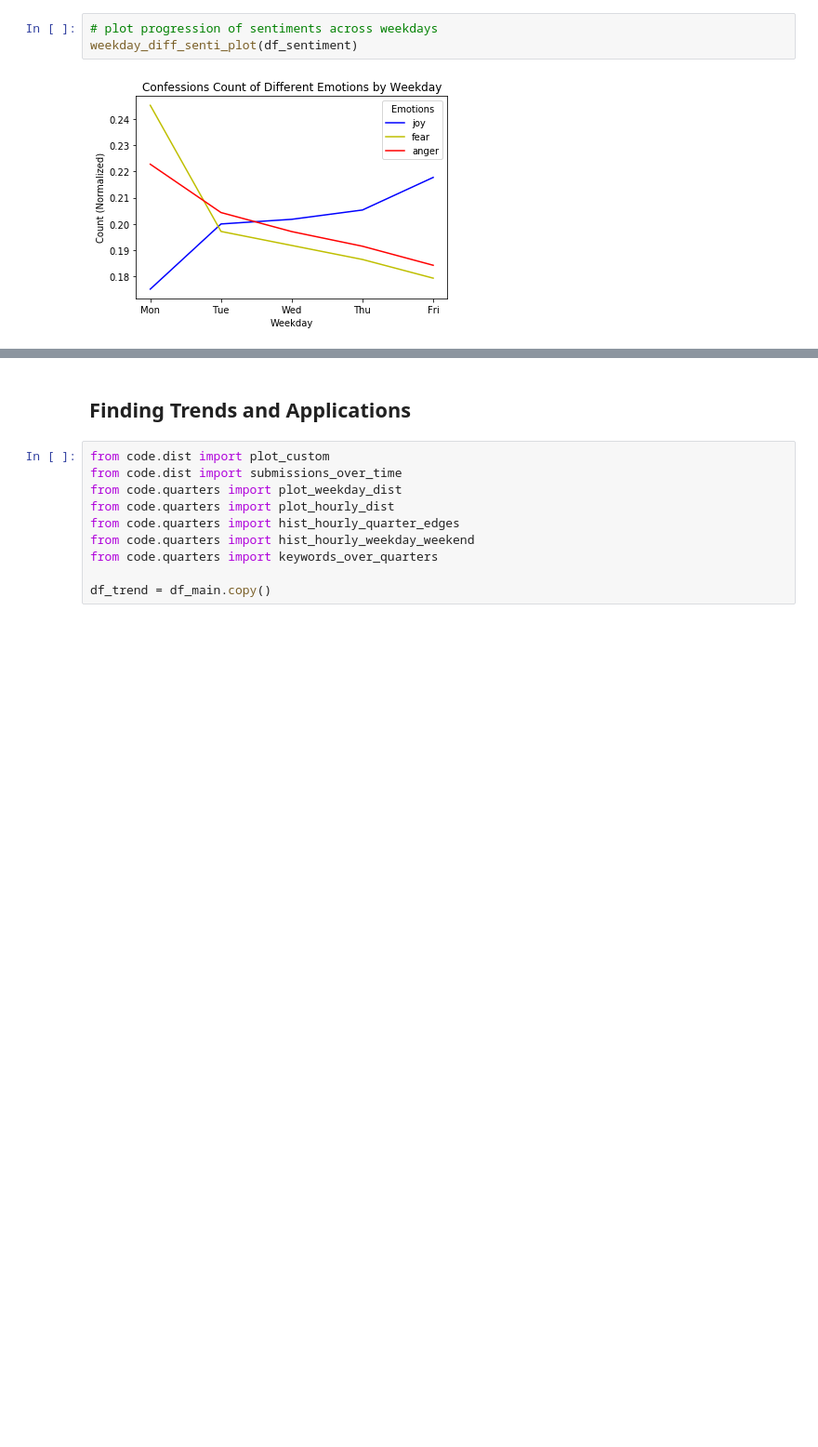
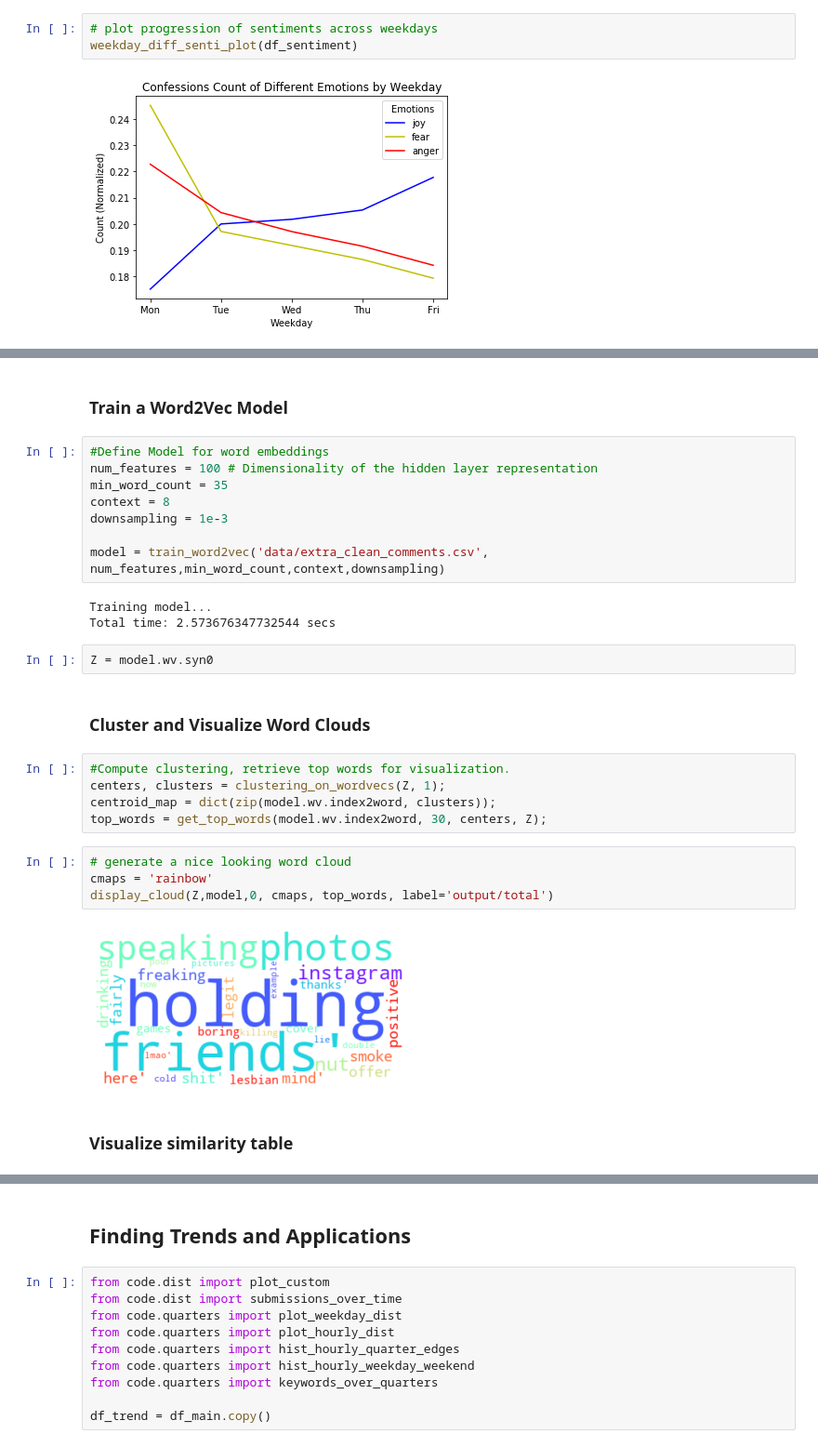
Before and after one commit to tyfarnan/UCSD_Wellness, a Jupyter notebook: main.ipynb, the cells around one changed output, grey strips where cells are left out. Shown at 93% size. Saved outputs shown, nothing was run; the diff lists cells and outputs as text; blank space fills up the shorter version.

Commit message:
cleanup

```diff
--- a/main.ipynb
+++ b/main.ipynb
@@ -90,0 +125,30 @@ weekday_diff_senti_plot(df_sentiment)
+# %% [markdown]
+### Train a Word2Vec Model
+# %%
+#Define Model for word embeddings
+num_features = 100 # Dimensionality of the hidden layer representation
+min_word_count = 35
+context = 8
+downsampling = 1e-3
+
+model = train_word2vec('data/extra_clean_comments.csv', num_features,min_word_count,context,downsampling)
+# %% [output]
+Training model...
+Total time: 2.573676347732544 secs
+# %%
+Z = model.wv.syn0
+# %% [markdown]
+### Cluster and Visualize Word Clouds
+# %%
+#Compute clustering, retrieve top words for visualization.
+centers, clusters = clustering_on_wordvecs(Z, 1);
+centroid_map = dict(zip(model.wv.index2word, clusters));
+top_words = get_top_words(model.wv.index2word, 30, centers, Z);
+# %%
+# generate a nice looking word cloud
+cmaps = 'rainbow'
+display_cloud(Z,model,0, cmaps, top_words, label='output/total')
+# %% [output]
+[figure, added]
+# %% [markdown]
+### Visualize similarity table
```
Also changed, not shown: parts of 26 cells of this notebook, 18 other files.
